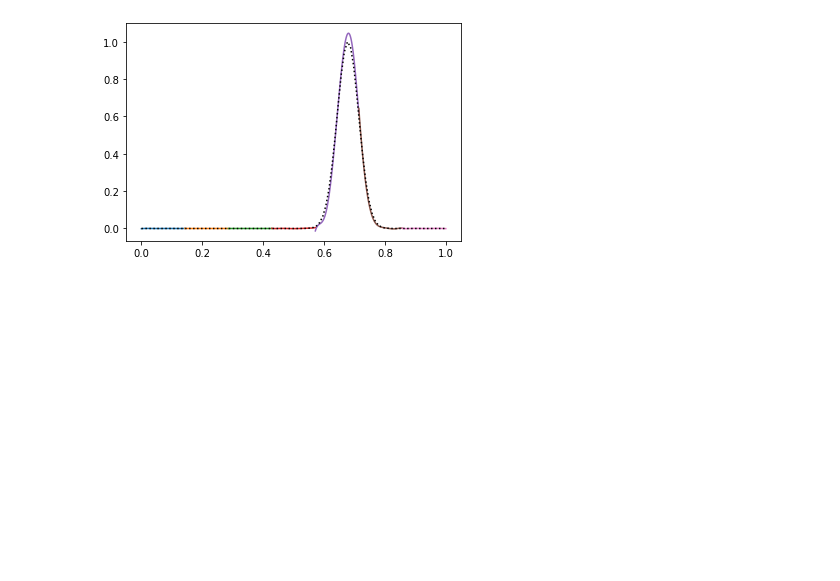
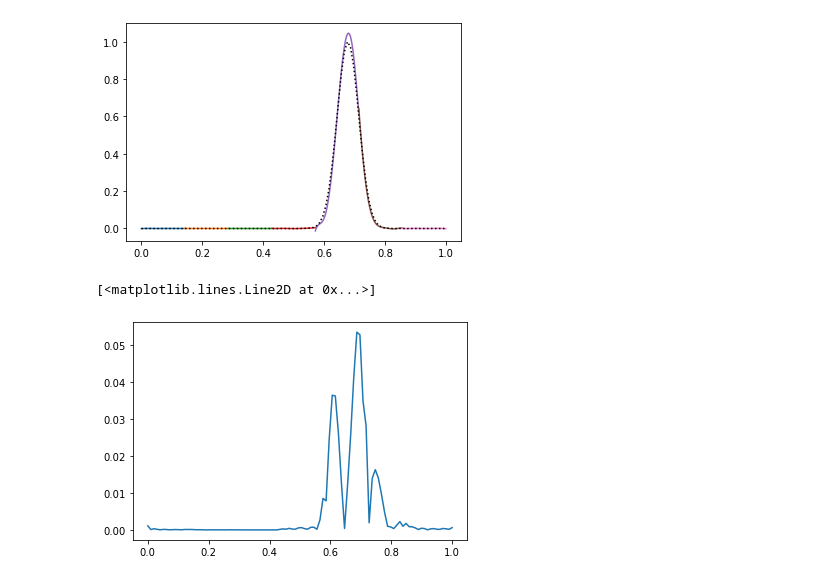
Before and after one commit to aapandy2/dg_tutorial, a Jupyter notebook: DG_lagrange.ipynb, the cells around one changed output. Saved outputs shown, nothing was run; the diff lists cells and outputs as text; code cells hidden in the pictures; blank space fills up the shorter version.

Commit message:
coded up comparison against analytic solution

```diff
--- a/DG_lagrange.ipynb
+++ b/DG_lagrange.ipynb
@@ -251,10 +251,24 @@ def q_analytic(t, x):
     u_periodic = u%(xMax-xMin)
     return q_ID(u_periodic)
 
-xx = np.linspace(xMin, xMax, 100)
+xx = np.linspace(xMin, xMax-1e-7, 100)
 
 plot_sol(soln[TS], LegendreRoots)
 pl.plot(xx, q_analytic(TS*dt, xx), 'k:')
 # %% [output]
 [<matplotlib.lines.Line2D at 0x...>]
 [figure]
+# %%
+#define solution as a function of global coord x
+def qt_of_x(x, a_n, nodes):
+    #given a value of x, get k and xi
+    k  = (x/dx).astype(int) #note: this assumes x > 0
+    xi = 2*(x/dx-k) - 1
+
+    return qt(k, xi, a_n, nodes)
+# %%
+#plot error vs analytic solution
+pl.plot(xx, np.abs(qt_of_x(xx, soln[TS], LegendreRoots)-q_analytic(TS*dt,xx)))
+# %% [output]
+[<matplotlib.lines.Line2D at 0x...>]
+[figure, added]
```
